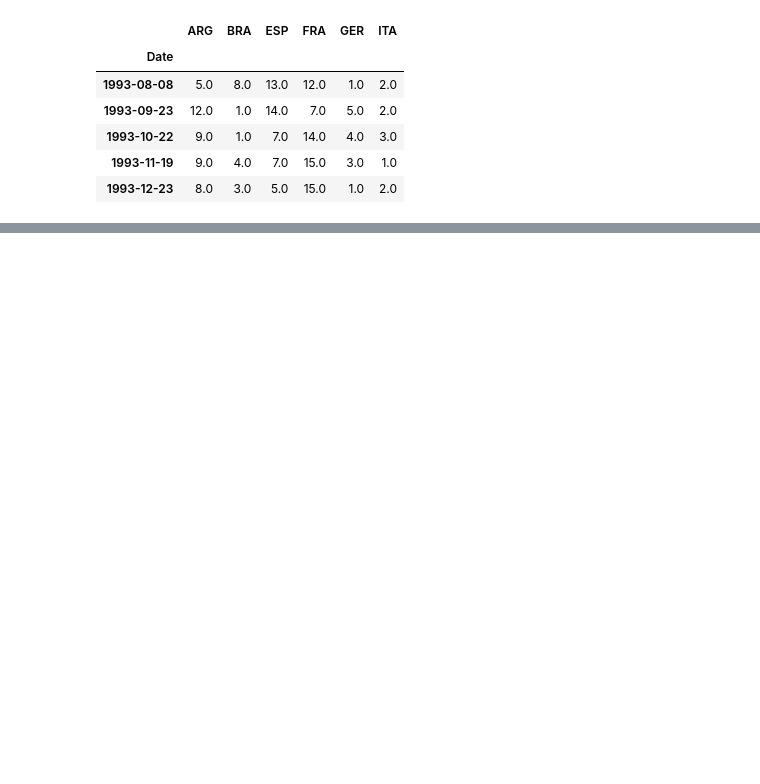
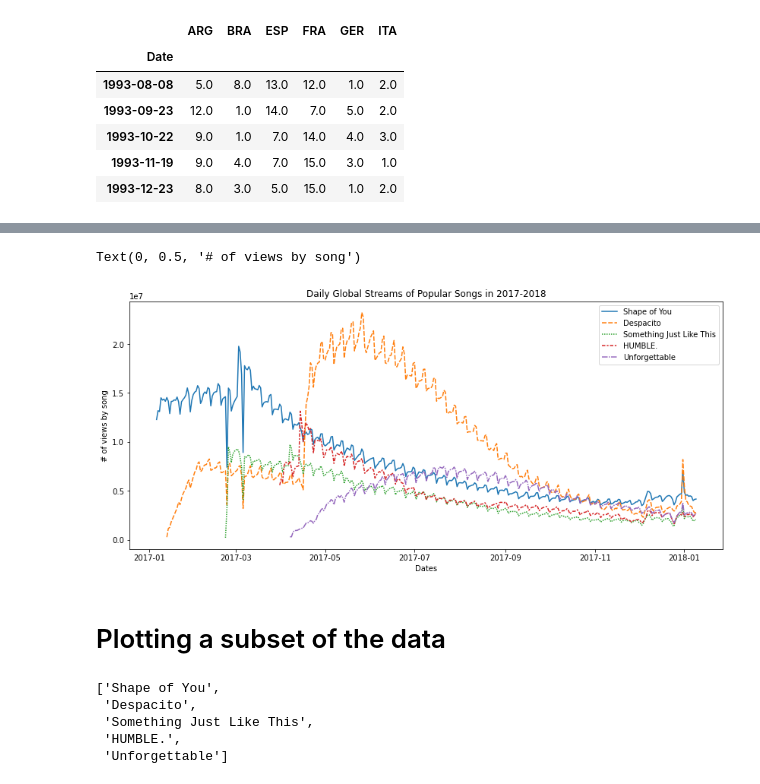
Before and after one commit to ildeniz/ML-2022-001-Data_Visualisation_Playground, a Jupyter notebook: ML-2022-002-Data_Visualisation_Playground.ipynb, the cells around one changed output, grey strips where cells are left out. Drawn from its saved outputs; the diff is of its cells as text; code cells hidden in the pictures; blank space fills up the shorter version.

```diff
--- a/ML-2022-002-Data_Visualisation_Playground.ipynb
+++ b/ML-2022-002-Data_Visualisation_Playground.ipynb
@@ -25,0 +56,2 @@ fifa.head()
+# %%
+spotify = pd.read_csv('Data/spotify.csv', index_col="Date", parse_dates=True)
@@ -25,0 +75,26 @@ fifa.head()
+# %%
+# Set the width and height of the figure
+plt.figure(figsize=(14,6))
+
+# Add title
+plt.title("Daily Global Streams of Popular Songs in 2017-2018")
+
+# Line chart showing daily global streams of each song
+sns.lineplot(data=spotify)
+
+# Add label for horizontal and vertical axes
+plt.xlabel("Dates")
+plt.ylabel("# of views by song")
+# %% [output]
+Text(0, 0.5, '# of views by song')
+[figure, added]
+# %% [markdown]
+# Plotting a subset of the data
+# %%
+list(spotify.columns)
+# %% [output]
+['Shape of You',
+ 'Despacito',
+ 'Something Just Like This',
+ 'HUMBLE.',
+ 'Unforgettable']
```
Also changed, not shown: parts of 11 cells of this notebook.
